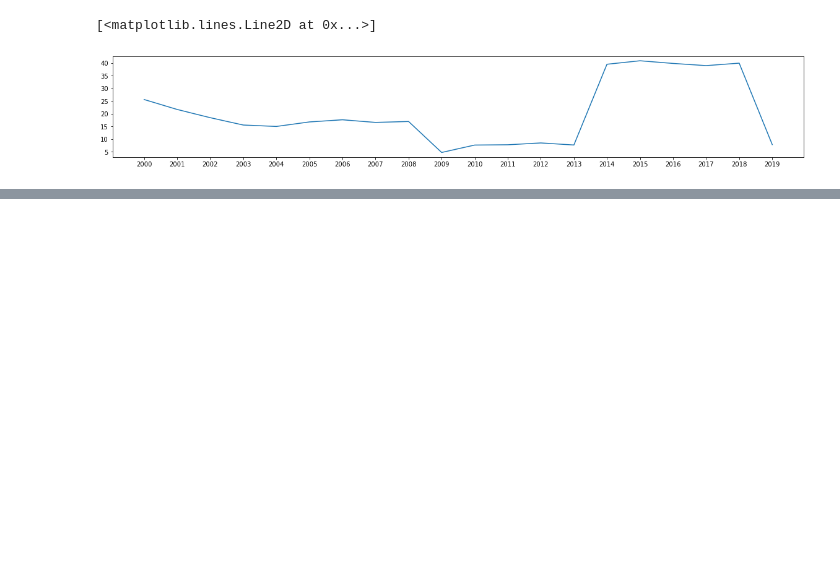
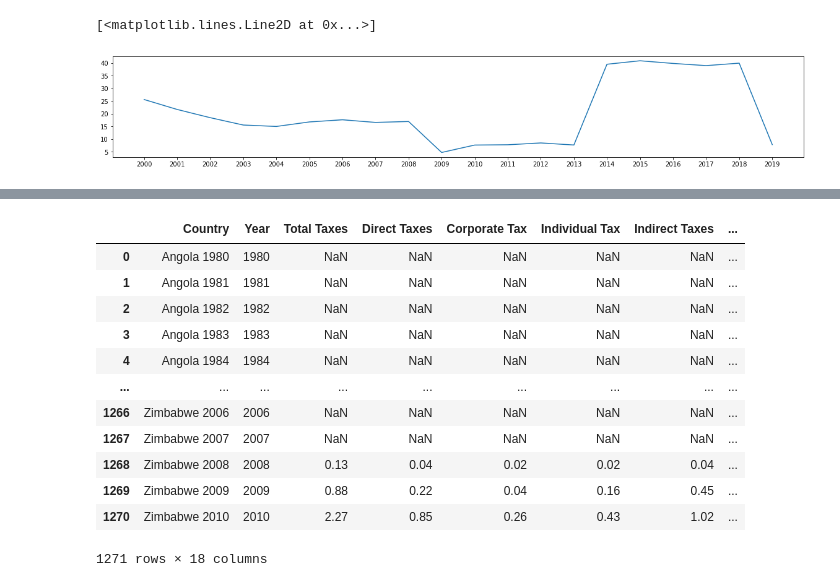
Before and after one commit to EdwardObala1/ML_Simple_Datacleaning, a Jupyter notebook: Group_Work_2_RRA/Group_Work_Assignment2.ipynb, the cells around one changed output, grey strips where cells are left out. Cells and saved outputs as stored; diff of their text form; code cells hidden in the pictures; blank space fills up the shorter version.

```diff
--- a/Group_Work_2_RRA/Group_Work_Assignment2.ipynb
+++ b/Group_Work_2_RRA/Group_Work_Assignment2.ipynb
@@ -178,0 +196,16 @@ plot.plot(df1_long.loc[df1_long['Country Name']=="Rwanda"]["Year"],
+# %%
+tax_revenue
+# %% [output]
+|  | Country | Year | Total Taxes | Direct Taxes | Corporate Tax | Individual Tax | Indirect Taxes | ... |
+| 0 | Angola 1980 | 1980 | NaN | NaN | NaN | NaN | NaN | ... |
+| 1 | Angola 1981 | 1981 | NaN | NaN | NaN | NaN | NaN | ... |
+| 2 | Angola 1982 | 1982 | NaN | NaN | NaN | NaN | NaN | ... |
+| 3 | Angola 1983 | 1983 | NaN | NaN | NaN | NaN | NaN | ... |
+| 4 | Angola 1984 | 1984 | NaN | NaN | NaN | NaN | NaN | ... |
+| ... | ... | ... | ... | ... | ... | ... | ... | ... |
+| 1266 | Zimbabwe 2006 | 2006 | NaN | NaN | NaN | NaN | NaN | ... |
+| 1267 | Zimbabwe 2007 | 2007 | NaN | NaN | NaN | NaN | NaN | ... |
+| 1268 | Zimbabwe 2008 | 2008 | 0.13 | 0.04 | 0.02 | 0.02 | 0.04 | ... |
+| 1269 | Zimbabwe 2009 | 2009 | 0.88 | 0.22 | 0.04 | 0.16 | 0.45 | ... |
+| 1270 | Zimbabwe 2010 | 2010 | 2.27 | 0.85 | 0.26 | 0.43 | 1.02 | ... |
+1271 rows × 18 columns
```
Also changed, not shown: parts of 14 cells of this notebook.
